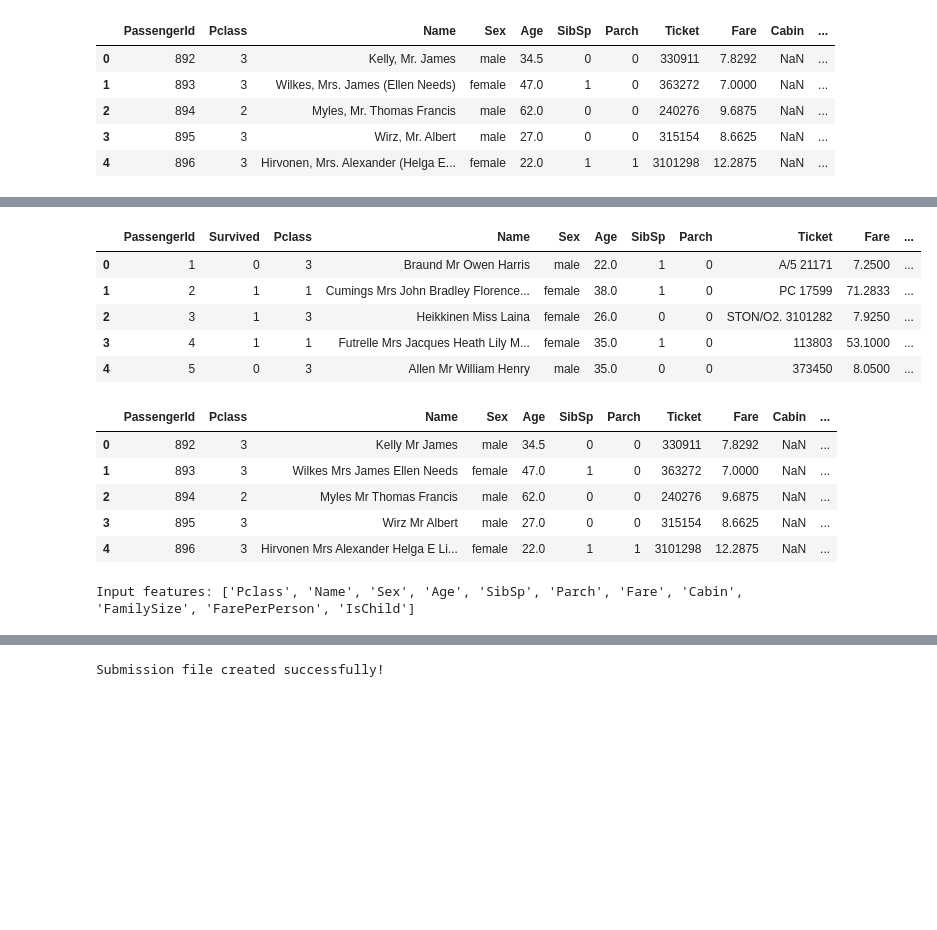
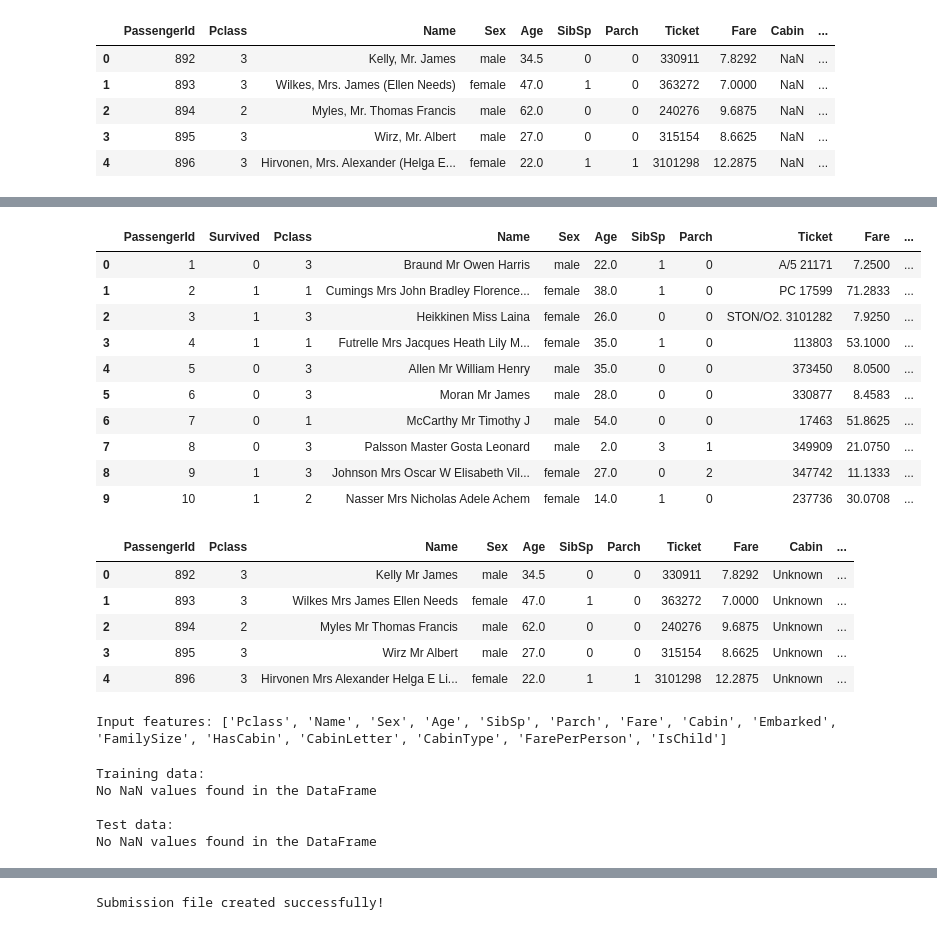
Before and after one commit to bonesclarke/Titanic, a Jupyter notebook: Titanic - Prediction.ipynb, the cells around one changed output, grey strips where cells are left out. Drawn from its saved outputs; the diff is of its cells as text; code cells hidden in the pictures; blank space fills up the shorter version.

```diff
--- a/Titanic - Prediction.ipynb
+++ b/Titanic - Prediction.ipynb
@@ -41,0 +27,4 @@ Your first submission was successfully saved!
+# %%
+# Impute missing ages with median
+train_data['Age'].fillna(train_data['Age'].median(), inplace=True)
+test_data['Age'].fillna(test_data['Age'].median(), inplace=True)
@@ -64,54 +66,76 @@ def preprocess(df):
 
     # Add FamilySize feature
     df['FamilySize'] = df['SibSp'] + df['Parch'] + 1
 
     # Add IsAlone feature
     # df['IsAlone'] = (df['FamilySize'] == 1).astype(int)
 
     # Cabin processing
-    # df['HasCabin'] = (~df['Cabin'].isna()).astype(int)
-    # df['CabinDeck'] = df['Cabin'].fillna('Unknown').str[0]
+    # Create a 'CabinType' feature
+    df['HasCabin'] = (~df['Cabin'].isna()).astype(int)
+    df['CabinLetter'] = df['Cabin'].fillna('U').apply(lambda x: x[0])
+    df['CabinType'] = df['Cabin'].apply(lambda x: x[0] if isinstance(x, str) else 'Unknown')
+    # fill in NaN values in Cabin
+    df['Cabin'] = df['Cabin'].fillna('Unknown')
 
     # Name length
     # df['NameLength'] = df['Name'].apply(len)
 
     # Fare per person
     df['FarePerPerson'] = df['Fare'] / df['FamilySize']
 
     # Is child
     df['IsChild'] = (df['Age'] < 12).astype(int)
 
+    # Handle NaN values in Embarked
+    df['Embarked'] = df['Embarked'].fillna(df['Embarked'].mode()[0])
+
+    # Handle NaN values in Fare (which affects FarePerPerson)
+    df['Fare'] = df['Fare'].fillna(df['Fare'].median())
+
+    # Recalculate FarePerPerson after handling NaN in Fare
+    df['FarePerPerson'] = df['Fare'] / df['FamilySize']
+
+    # Handle any remaining NaN in FarePerPerson (in case of division by zero)
+    df['FarePerPerson'] = df['FarePerPerson'].fillna(df['FarePerPerson'].median())
+
     return df
 
 preprocessed_train_df = preprocess(train_data)
 preprocessed_serving_df = preprocess(test_data)
 
-preprocessed_train_df.head(5)
+preprocessed_train_df.head(10)
 # %% [output]
 |  | PassengerId | Survived | Pclass | Name | Sex | Age | SibSp | Parch | Ticket | Fare | ... |
 | 0 | 1 | 0 | 3 | Braund Mr Owen Harris | male | 22.0 | 1 | 0 | A/5 21171 | 7.2500 | ... |
 | 1 | 2 | 1 | 1 | Cumings Mrs John Bradley Florence... | female | 38.0 | 1 | 0 | PC 17599 | 71.2833 | ... |
 | 2 | 3 | 1 | 3 | Heikkinen Miss Laina | female | 26.0 | 0 | 0 | STON/O2. 3101282 | 7.9250 | ... |
 | 3 | 4 | 1 | 1 | Futrelle Mrs Jacques Heath Lily M... | female | 35.0 | 1 | 0 | 113803 | 53.1000 | ... |
 | 4 | 5 | 0 | 3 | Allen Mr William Henry | male | 35.0 | 0 | 0 | 373450 | 8.0500 | ... |
+| 5 | 6 | 0 | 3 | Moran Mr James | male | 28.0 | 0 | 0 | 330877 | 8.4583 | ... |
+| 6 | 7 | 0 | 1 | McCarthy Mr Timothy J | male | 54.0 | 0 | 0 | 17463 | 51.8625 | ... |
+| 7 | 8 | 0 | 3 | Palsson Master Gosta Leonard | male | 2.0 | 3 | 1 | 349909 | 21.0750 | ... |
+| 8 | 9 | 1 | 3 | Johnson Mrs Oscar W Elisabeth Vil... | female | 27.0 | 0 | 2 | 347742 | 11.1333 | ... |
+| 9 | 10 | 1 | 2 | Nasser Mrs Nicholas Adele Achem | female | 14.0 | 1 | 0 | 237736 | 30.0708 | ... |
 # %%
 preprocessed_serving_df.head(5)
 # %% [output]
 |  | PassengerId | Pclass | Name | Sex | Age | SibSp | Parch | Ticket | Fare | Cabin | ... |
-| 0 | 892 | 3 | Kelly Mr James | male | 34.5 | 0 | 0 | 330911 | 7.8292 | NaN | ... |
-| 1 | 893 | 3 | Wilkes Mrs James Ellen Needs | female | 47.0 | 1 | 0 | 363272 | 7.0000 | NaN | ... |
-| 2 | 894 | 2 | Myles Mr Thomas Francis | male | 62.0 | 0 | 0 | 240276 | 9.6875 | NaN | ... |
-| 3 | 895 | 3 | Wirz Mr Albert | male | 27.0 | 0 | 0 | 315154 | 8.6625 | NaN | ... |
-| 4 | 896 | 3 | Hirvonen Mrs Alexander Helga E Li... | female | 22.0 | 1 | 1 | 3101298 | 12.2875 | NaN | ... |
+| 0 | 892 | 3 | Kelly Mr James | male | 34.5 | 0 | 0 | 330911 | 7.8292 | Unknown | ... |
+| 1 | 893 | 3 | Wilkes Mrs James Ellen Needs | female | 47.0 | 1 | 0 | 363272 | 7.0000 | Unknown | ... |
+| 2 | 894 | 2 | Myles Mr Thomas Francis | male | 62.0 | 0 | 0 | 240276 | 9.6875 | Unknown | ... |
+| 3 | 895 | 3 | Wirz Mr Albert | male | 27.0 | 0 | 0 | 315154 | 8.6625 | Unknown | ... |
+| 4 | 896 | 3 | Hirvonen Mrs Alexander Helga E Li... | female | 22.0 | 1 | 1 | 3101298 | 12.2875 | Unknown | ... |
 # %%
 input_features = list(preprocessed_train_df.columns)
 input_features.remove("Ticket")
 input_features.remove("PassengerId")
 input_features.remove("Survived")
 input_features.remove("Ticket_number")
-input_features.remove("Embarked")
+# input_features.remove("Embarked")
 # input_features.remove("FamilySize")
+# input_features.remove("FarePerPerson")
 
 print(f"Input features: {input_features}")
 # %% [output]
-Input features: ['Pclass', 'Name', 'Sex', 'Age', 'SibSp', 'Parch', 'Fare', 'Cabin', 'FamilySize', 'FarePerPerson', 'IsChild']
+Input features: ['Pclass', 'Name', 'Sex', 'Age', 'SibSp', 'Parch', 'Fare', 'Cabin', 'Embarked', 'FamilySize', 'HasCabin', 'CabinLetter', 'CabinType', 'FarePerPerson', 'IsChild']
@@ -117,0 +155,22 @@ Input features: ['Pclass', 'Name', 'Sex', 'Age', 'SibSp', 'Parch', 'Fare', 'Cabi
+# %%
+def check_nan(df):
+    nan_columns = df.columns[df.isna().any()].tolist()
+    if nan_columns:
+        print("Columns with NaN values:")
+        for col in nan_columns:
+            nan_count = df[col].isna().sum()
+            print(f"{col}: {nan_count} NaN values")
+    else:
+        print("No NaN values found in the DataFrame")
+
+# Use this function on your preprocessed DataFrames
+print("Training data:")
+check_nan(preprocessed_train_df)
+print("\nTest data:")
+check_nan(preprocessed_serving_df)
+# %% [output]
+Training data:
+No NaN values found in the DataFrame
+
+Test data:
+No NaN values found in the DataFrame
```
Also changed, not shown: parts of 13 cells of this notebook, 1 other file.
